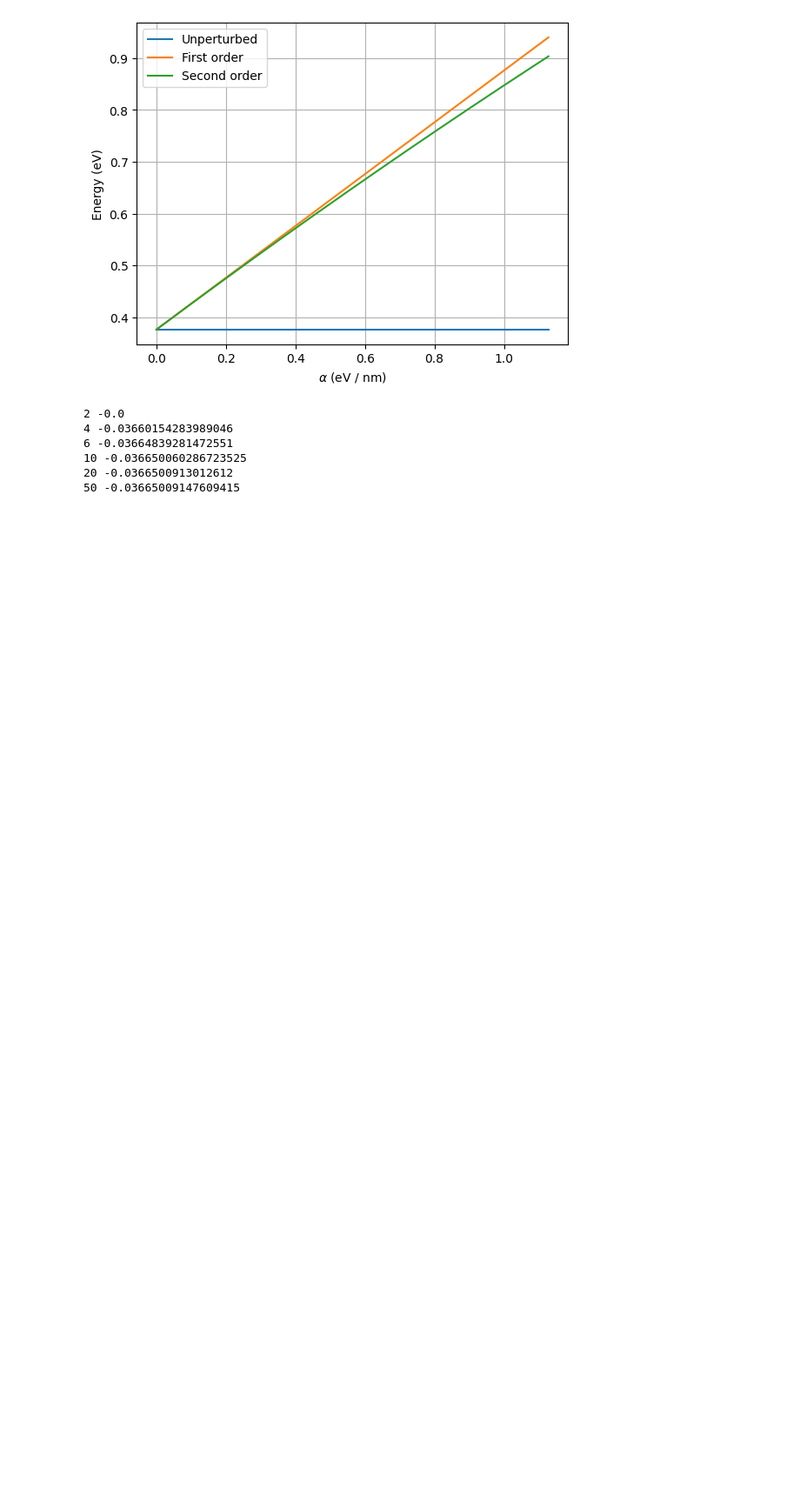
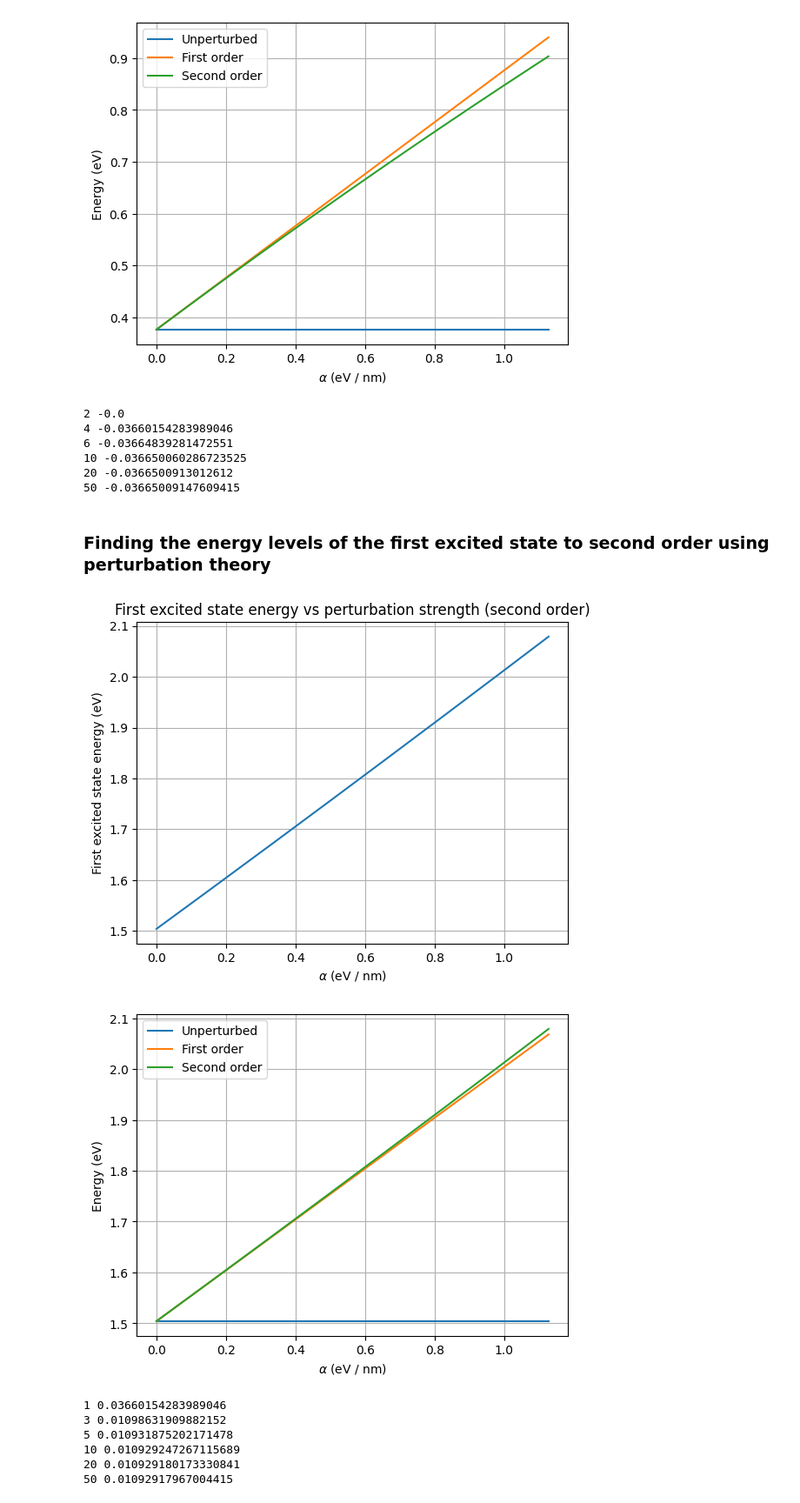
Before and after one commit to GijsKUU/QuantumMechanicsPractical1, a Jupyter notebook: Perturbation.ipynb, the cells around one changed output. Shown: that part at 87% size. Saved outputs shown, nothing was run; the diff lists cells and outputs as text; code cells hidden in the pictures; blank space fills up the shorter version.

Commit message:
Code for second order perturbation of first excited state

```diff
--- a/Perturbation.ipynb
+++ b/Perturbation.ipynb
@@ -132,3 +134,5 @@ for max_n in [2, 4, 6, 10, 20, 50]:
 10 -0.036650060286723525
 20 -0.0366500913012612
 50 -0.03665009147609415
+# %% [markdown]
+<h3> Finding the energy levels of the first excited state to second order using perturbation theory </h3>
@@ -134,0 +161,73 @@ for max_n in [2, 4, 6, 10, 20, 50]:
+# %%
+# unperturbed energy and 1st order correction energy calculation functions have already been defined
+
+# this means E(0)2, the unperturbed energy of the first excited state
+E02 = unperturbed_energy(2, particle_mass, well_length)
+
+alpha_min = 0
+delta_E = (3 * (np.pi**2) * (sc.hbar**2)) / (2 * particle_mass * (well_length**2))
+alpha_max = delta_E / well_length
+num_steps = 200
+alpha_values = np.linspace(alpha_min, alpha_max, num_steps)
+
+E02 = unperturbed_energy(2, particle_mass, well_length)
+
+E2_excited = []
+
+for alpha in alpha_values:
+    E12 = first_order_correction(alpha, well_length)
+    E22 = second_order_correction_first_excited_state(
+        alpha,
+        particle_mass,
+        well_length,
+        max_m=50
+    )
+    E2_excited.append(E02 + E12 + E22)
+
+E2_excited = np.array(E2_excited)
+E2_excited_ev = E2_excited / sc.electron_volt
+
+plt.figure()
+plt.plot(alpha_ev_per_nm, E2_excited_ev)
+plt.xlabel(r'$\alpha$ (eV / nm)')
+plt.ylabel('First excited state energy (eV)')
+plt.title('First excited state energy vs perturbation strength (second order)')
+plt.grid(True)
+plt.show()
+
+
+
+E2_first_only = E02 + alpha_values * well_length / 2
+alpha_ev_per_nm = alpha_values * well_length / sc.electron_volt
+
+
+plt.figure()
+plt.plot(alpha_ev_per_nm, E02 / sc.electron_volt * np.ones_like(alpha_values))
+plt.plot(alpha_ev_per_nm, E2_first_only / sc.electron_volt)
+plt.plot(alpha_ev_per_nm, E2_excited_ev)
+
+plt.xlabel(r'$\alpha$ (eV / nm)')
+plt.ylabel('Energy (eV)')
+plt.legend(['Unperturbed', 'First order', 'Second order'])
+plt.grid(True)
+plt.show()
+
+
+
+for max_m in [1, 3, 5, 10, 20, 50]:
+    E22 = second_order_correction_first_excited_state(
+        alpha_max,
+        particle_mass,
+        well_length,
+        max_m=max_m
+    )
+    print(max_m, E22 / sc.electron_volt)
+# %% [output]
+[figure, added]
+[figure, added]
+1 0.03660154283989046
+3 0.01098631909882152
+5 0.010931875202171478
+10 0.010929247267115689
+20 0.010929180173330841
+50 0.01092917967004415
```
Also changed, not shown: parts of 3 cells of this notebook.
